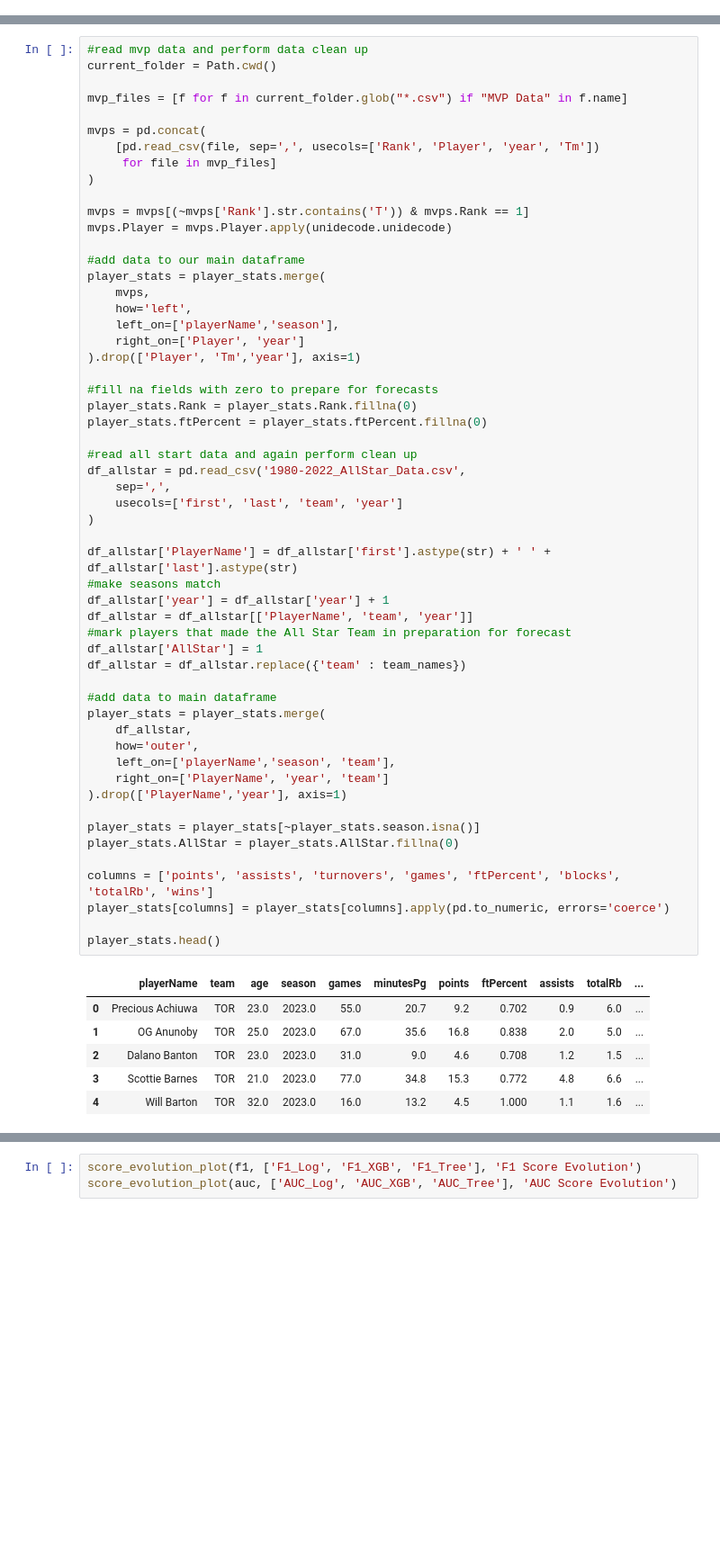
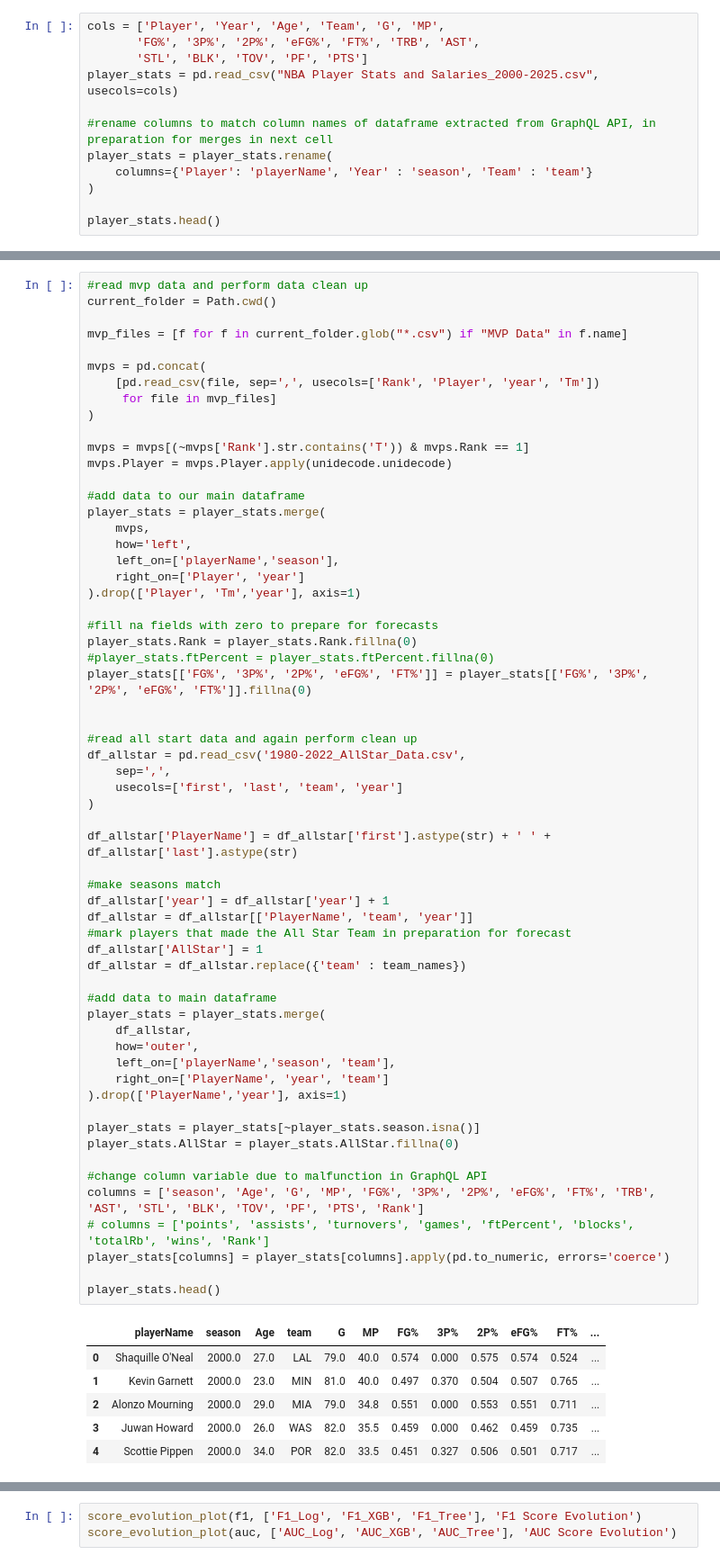
Before and after one commit to BenjaminCereda/nba-data-science-projects, a Jupyter notebook: NBA_Forecast_Project.ipynb, the cells around one changed output, grey strips where cells are left out. Shown: that part at 90% size. Cells and saved outputs as stored; diff of their text form; blank space fills up the shorter version.

```diff
--- a/NBA_Forecast_Project.ipynb
+++ b/NBA_Forecast_Project.ipynb
@@ -136,0 +150,12 @@ player_stats.head()
+# %%
+cols = ['Player', 'Year', 'Age', 'Team', 'G', 'MP',
+       'FG%', '3P%', '2P%', 'eFG%', 'FT%', 'TRB', 'AST',
+       'STL', 'BLK', 'TOV', 'PF', 'PTS']
+player_stats = pd.read_csv("NBA Player Stats and Salaries_2000-2025.csv", usecols=cols)
+
+#rename columns to match column names of dataframe extracted from GraphQL API, in preparation for merges in next cell
+player_stats = player_stats.rename(
+    columns={'Player': 'playerName', 'Year' : 'season', 'Team' : 'team'}
+)
+
+player_stats.head()
@@ -158,41 +192,46 @@ player_stats = player_stats.merge(
 
 #fill na fields with zero to prepare for forecasts
 player_stats.Rank = player_stats.Rank.fillna(0)
-player_stats.ftPercent = player_stats.ftPercent.fillna(0)
+#player_stats.ftPercent = player_stats.ftPercent.fillna(0)
+player_stats[['FG%', '3P%', '2P%', 'eFG%', 'FT%']] = player_stats[['FG%', '3P%', '2P%', 'eFG%', 'FT%']].fillna(0)
+
 
 #read all start data and again perform clean up
 df_allstar = pd.read_csv('1980-2022_AllStar_Data.csv',
     sep=',',
     usecols=['first', 'last', 'team', 'year']
 )
 
 df_allstar['PlayerName'] = df_allstar['first'].astype(str) + ' ' + df_allstar['last'].astype(str)
+
 #make seasons match
 df_allstar['year'] = df_allstar['year'] + 1
 df_allstar = df_allstar[['PlayerName', 'team', 'year']]
 #mark players that made the All Star Team in preparation for forecast
 df_allstar['AllStar'] = 1
 df_allstar = df_allstar.replace({'team' : team_names})
 
 #add data to main dataframe
 player_stats = player_stats.merge(
     df_allstar,
     how='outer',
     left_on=['playerName','season', 'team'],
     right_on=['PlayerName', 'year', 'team']
 ).drop(['PlayerName','year'], axis=1)
 
 player_stats = player_stats[~player_stats.season.isna()]
 player_stats.AllStar = player_stats.AllStar.fillna(0)
 
-columns = ['points', 'assists', 'turnovers', 'games', 'ftPercent', 'blocks', 'totalRb', 'wins']
+#change column variable due to malfunction in GraphQL API
+columns = ['season', 'Age', 'G', 'MP', 'FG%', '3P%', '2P%', 'eFG%', 'FT%', 'TRB', 'AST', 'STL', 'BLK', 'TOV', 'PF', 'PTS', 'Rank']
+# columns = ['points', 'assists', 'turnovers', 'games', 'ftPercent', 'blocks', 'totalRb', 'wins', 'Rank']
 player_stats[columns] = player_stats[columns].apply(pd.to_numeric, errors='coerce')
 
 player_stats.head()
 # %% [output]
-|  | playerName | team | age | season | games | minutesPg | points | ftPercent | assists | totalRb | ... |
-| 0 | Precious Achiuwa | TOR | 23.0 | 2023.0 | 55.0 | 20.7 | 9.2 | 0.702 | 0.9 | 6.0 | ... |
-| 1 | OG Anunoby | TOR | 25.0 | 2023.0 | 67.0 | 35.6 | 16.8 | 0.838 | 2.0 | 5.0 | ... |
-| 2 | Dalano Banton | TOR | 23.0 | 2023.0 | 31.0 | 9.0 | 4.6 | 0.708 | 1.2 | 1.5 | ... |
-| 3 | Scottie Barnes | TOR | 21.0 | 2023.0 | 77.0 | 34.8 | 15.3 | 0.772 | 4.8 | 6.6 | ... |
-| 4 | Will Barton | TOR | 32.0 | 2023.0 | 16.0 | 13.2 | 4.5 | 1.000 | 1.1 | 1.6 | ... |
+|  | playerName | season | Age | team | G | MP | FG% | 3P% | 2P% | eFG% | FT% | ... |
+| 0 | Shaquille O'Neal | 2000.0 | 27.0 | LAL | 79.0 | 40.0 | 0.574 | 0.000 | 0.575 | 0.574 | 0.524 | ... |
+| 1 | Kevin Garnett | 2000.0 | 23.0 | MIN | 81.0 | 40.0 | 0.497 | 0.370 | 0.504 | 0.507 | 0.765 | ... |
+| 2 | Alonzo Mourning | 2000.0 | 29.0 | MIA | 79.0 | 34.8 | 0.551 | 0.000 | 0.553 | 0.551 | 0.711 | ... |
+| 3 | Juwan Howard | 2000.0 | 26.0 | WAS | 82.0 | 35.5 | 0.459 | 0.000 | 0.462 | 0.459 | 0.735 | ... |
+| 4 | Scottie Pippen | 2000.0 | 34.0 | POR | 82.0 | 33.5 | 0.451 | 0.327 | 0.506 | 0.501 | 0.717 | ... |
```
Also changed, not shown: parts of 20 cells of this notebook.
